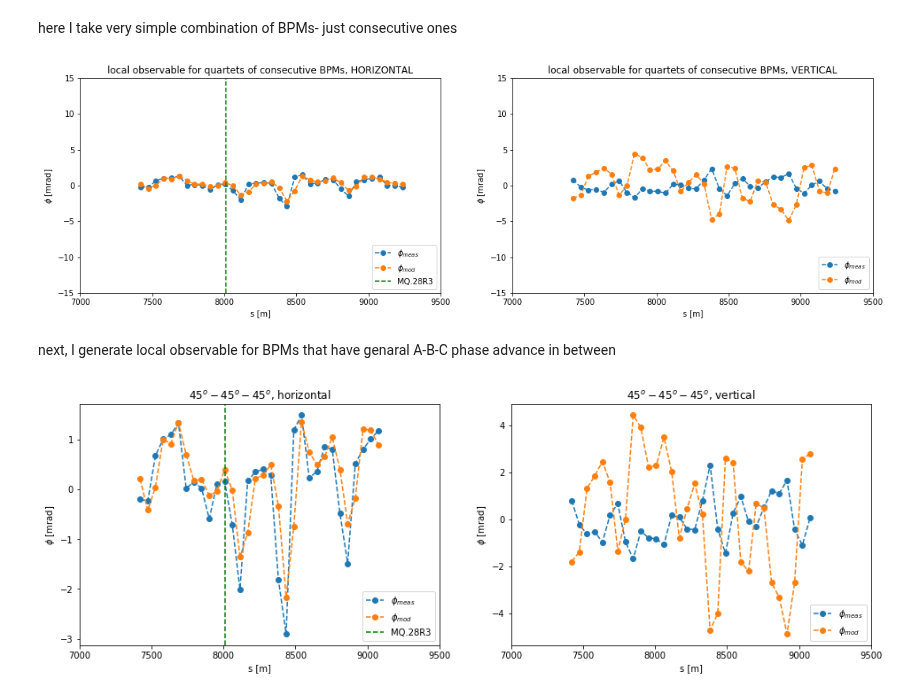
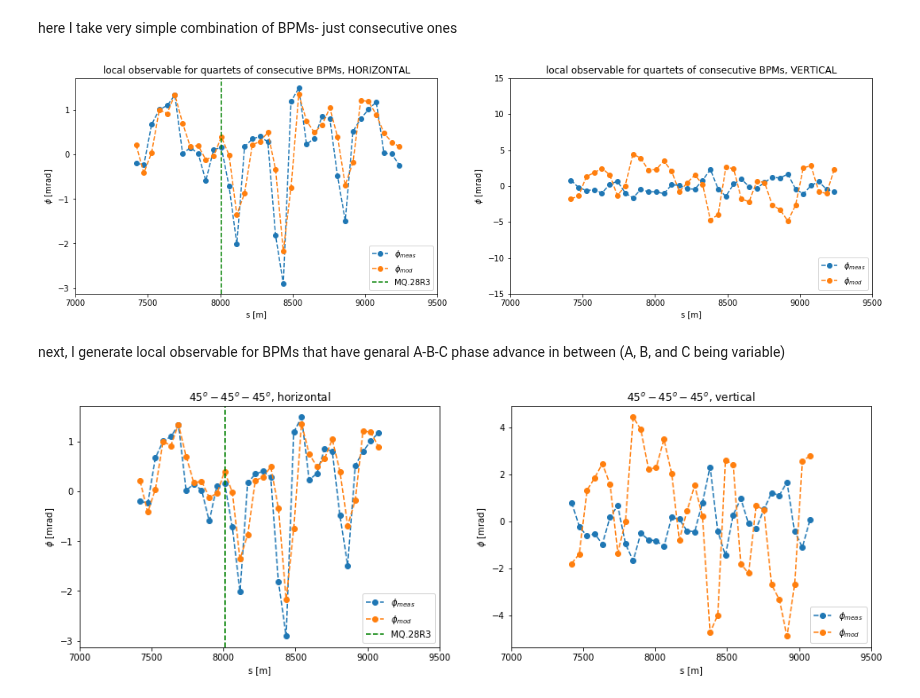
Before and after one commit to sebastiankalos/CERN_2021, a Jupyter notebook: local_observable.ipynb, the cells around one changed output. Drawn from its saved outputs; the diff is of its cells as text; code cells hidden in the pictures.

```diff
--- a/local_observable.ipynb
+++ b/local_observable.ipynb
@@ -554,37 +554,37 @@ x_min = 7000
 x_max = 9500
 
 y_min = -15
 y_max = 15
 
 #first plot - X axis local observable
 plt1.plot(BPMs_arc_s[:len(BPMs_arc_s)-4], PHI_meas_x_list, label=r'$\phi_{meas}$', marker='o', linestyle='dashed')
 plt1.plot(BPMs_arc_s[:len(BPMs_arc_s)-4], PHI_mod_x_list, label=r'$\phi_{mod}$', marker='o', linestyle='dashed')
 plt1.set_xlabel('s [m]')
 plt1.set_ylabel(r'$\phi$ [mrad]')
 plt1.set_xlim(x_min, x_max)
-plt1.set_ylim(y_min, y_max)
+#plt1.set_ylim(y_min, y_max)
 plt1.set_title('local observable for quartets of consecutive BPMs, HORIZONTAL')
 
 #plot a vertical line at strong error location
 MQ28R3_s = 8.01038731276820e+03
 plt1.axvline(x=MQ28R3_s, linestyle='--',color='green', label="MQ.28R3")
 plt1.legend(loc="lower right")
 
 #second plot - Y axis
 plt2.plot(BPMs_arc_s[:len(BPMs_arc_s)-4], PHI_meas_y_list, label=r'$\phi_{meas}$', marker='o', linestyle='dashed')
 plt2.plot(BPMs_arc_s[:len(BPMs_arc_s)-4], PHI_mod_y_list, label=r'$\phi_{mod}$', marker='o', linestyle='dashed')
 plt2.legend(loc="lower right")
 plt2.set_xlabel('s [m]')
 plt2.set_ylabel(r'$\phi$ [mrad]')
 plt2.set_xlim(x_min, x_max)
 plt2.set_ylim(y_min, y_max)
 plt2.set_title('local observable for quartets of consecutive BPMs, VERTICAL')
 
 plt.savefig('arc_observable.png', dpi=300)
 # %% [output]
-[figure, old version]
+[figure, new version]
 # %% [markdown]
-next, I generate local observable for BPMs that have genaral A-B-C phase advance in between
+next, I generate local observable for BPMs that have genaral A-B-C phase advance in between (A, B, and C being variable)
 # %%
 # in this cell, I go over arc phases and create quartets with A-B-C degs phase advance hops
 
```
Also changed, not shown: 5 other files.
